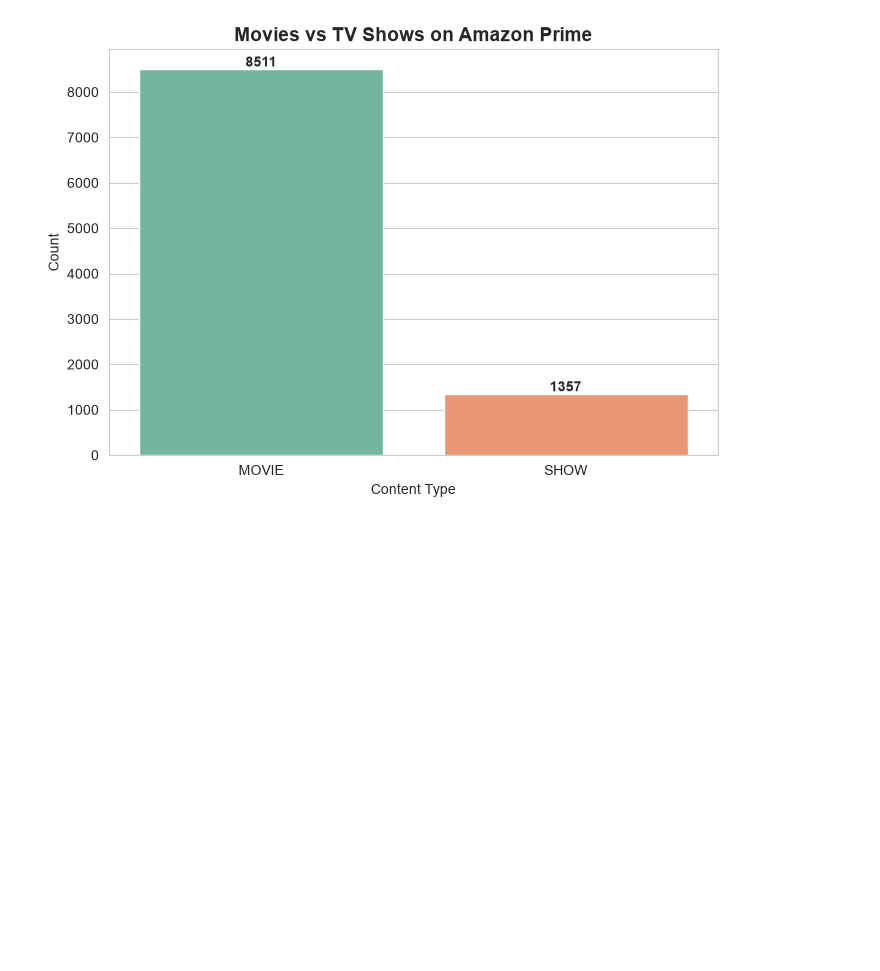
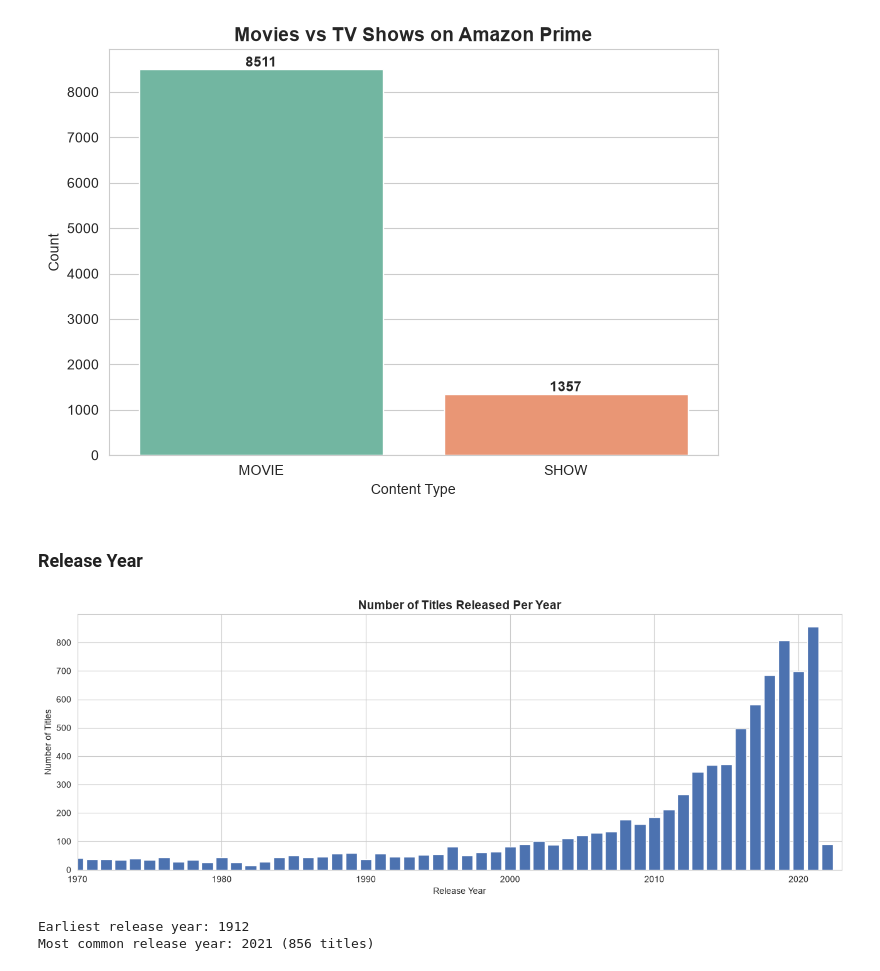
Before and after one commit to Engineer-purvesh18/Amazon_Analysis, a Jupyter notebook: AmazonPrime_Analysis.ipynb, the cells around one changed output. Cells and saved outputs as stored; diff of their text form; code cells hidden in the pictures; blank space fills up the shorter version.

```diff
--- a/AmazonPrime_Analysis.ipynb
+++ b/AmazonPrime_Analysis.ipynb
@@ -219,3 +219,23 @@ MOVIE    86.2
 SHOW     13.8
 Name: count, dtype: float64
 [figure]
+# %% [markdown]
+### Release Year
+# %%
+year_counts = df['release_year'].value_counts().sort_index()
+
+fig, ax = plt.subplots(figsize=(13, 5))
+ax.bar(year_counts.index, year_counts.values, color='#4C72B0', width=0.8)
+ax.set_title('Number of Titles Released Per Year', fontsize=14, fontweight='bold')
+ax.set_xlabel('Release Year')
+ax.set_ylabel('Number of Titles')
+ax.set_xlim(1970, 2023)
+plt.tight_layout()
+plt.show()
+
+print("Earliest release year:", df['release_year'].min())
+print("Most common release year:", year_counts.idxmax(), f"({year_counts.max()} titles)")
+# %% [output]
+[figure, added]
+Earliest release year: 1912
+Most common release year: 2021 (856 titles)
```
Also changed, not shown: parts of 4 cells of this notebook.
